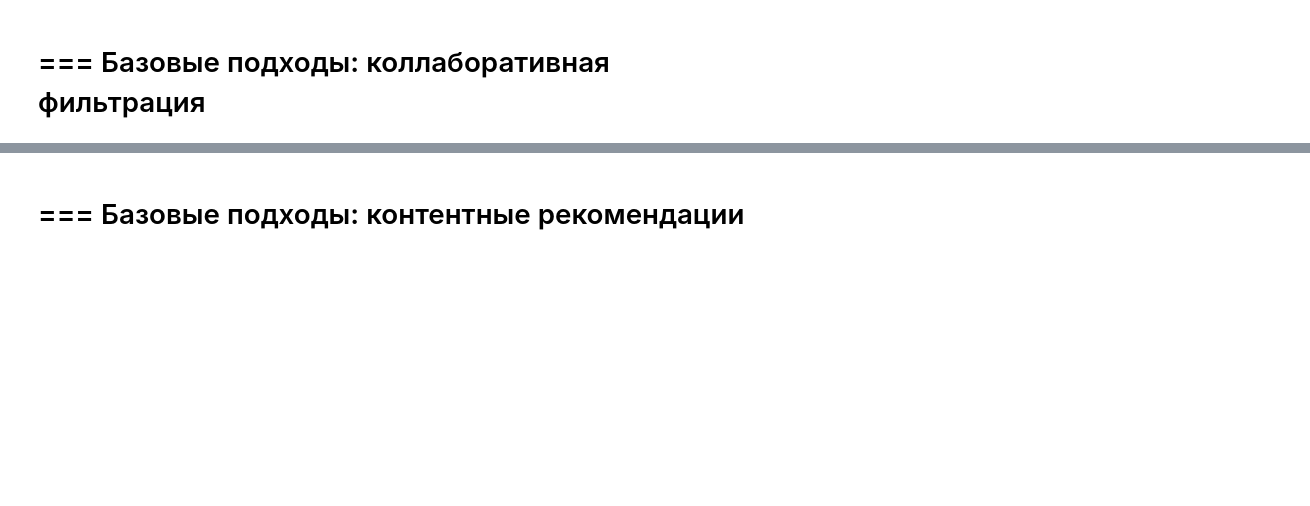
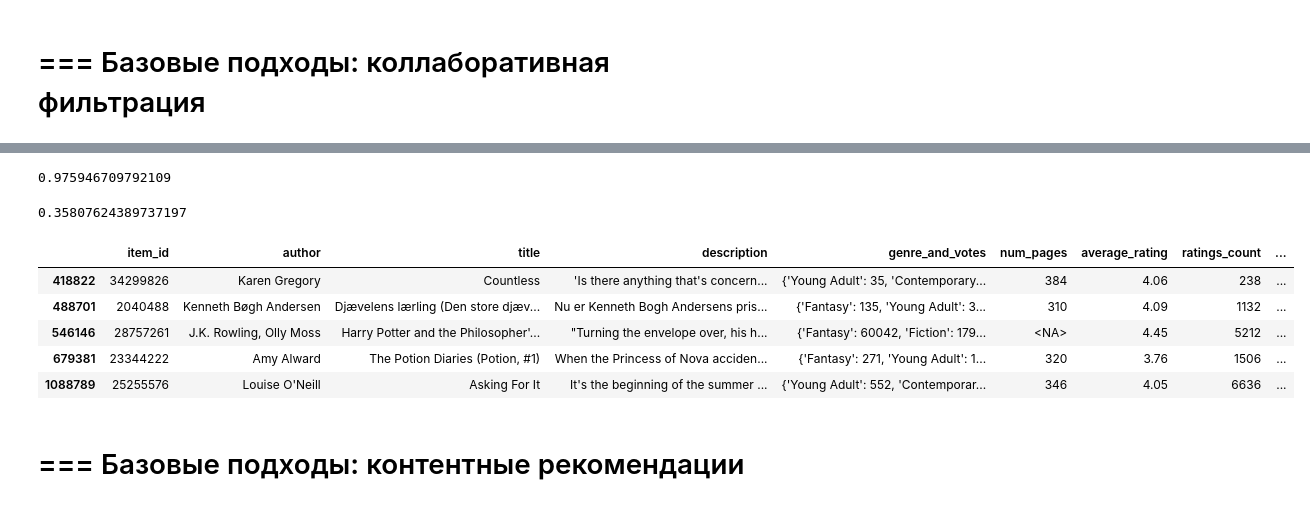
Before and after one commit to Yaroslav-Kn/mle-recsys-start, a Jupyter notebook: main_offline.ipynb, the cells around one changed output, grey strips where cells are left out. Cells and saved outputs as stored; diff of their text form; code cells hidden in the pictures; blank space fills up the shorter version.

```diff
--- a/main_offline.ipynb
+++ b/main_offline.ipynb
@@ -162,2 +384,4 @@ MAE:  0.6474
+# %%
+events_train = events_train.loc[events_train['user_id'] != -1]
 # %% [markdown]
 # === Базовые подходы: коллаборативная фильтрация
@@ -164,3 +566,23 @@ MAE:  0.6474
+# %%
+print(ndcg_at_5_scores.mean())
+# %% [output]
+0.975946709792109
+# %%
+(ndcg_at_5_scores.shape[0] - ndcg_at_5_scores.isna().sum()) / ndcg_at_5_scores.shape[0]
+# %% [output]
+0.35807624389737197
+# %%
+# HP & PhS
+i2i_rec = als_model.similar_items(41745)
+
+items[items['item_id_enc'].isin(i2i_rec[0])].head(5)
+# %% [output]
+|  | item_id | author | title | description | genre_and_votes | num_pages | average_rating | ratings_count | ... |
+| 418822 | 34299826 | Karen Gregory | Countless | 'Is there anything that's concern... | {'Young Adult': 35, 'Contemporary... | 384 | 4.06 | 238 | ... |
+| 488701 | 2040488 | Kenneth Bøgh Andersen | Djævelens lærling (Den store djæv... | Nu er Kenneth Bogh Andersens pris... | {'Fantasy': 135, 'Young Adult': 3... | 310 | 4.09 | 1132 | ... |
+| 546146 | 28757261 | J.K. Rowling, Olly Moss | Harry Potter and the Philosopher'... | "Turning the envelope over, his h... | {'Fantasy': 60042, 'Fiction': 179... | <NA> | 4.45 | 5212 | ... |
+| 679381 | 23344222 | Amy Alward | The Potion Diaries (Potion, #1) | When the Princess of Nova acciden... | {'Fantasy': 271, 'Young Adult': 1... | 320 | 3.76 | 1506 | ... |
+| 1088789 | 25255576 | Louise O'Neill | Asking For It | It's the beginning of the summer ... | {'Young Adult': 552, 'Contemporar... | 346 | 4.05 | 6636 | ... |
 # %% [markdown]
 # === Базовые подходы: контентные рекомендации
 # %% [markdown]
```
Also changed, not shown: parts of 29 cells of this notebook.
